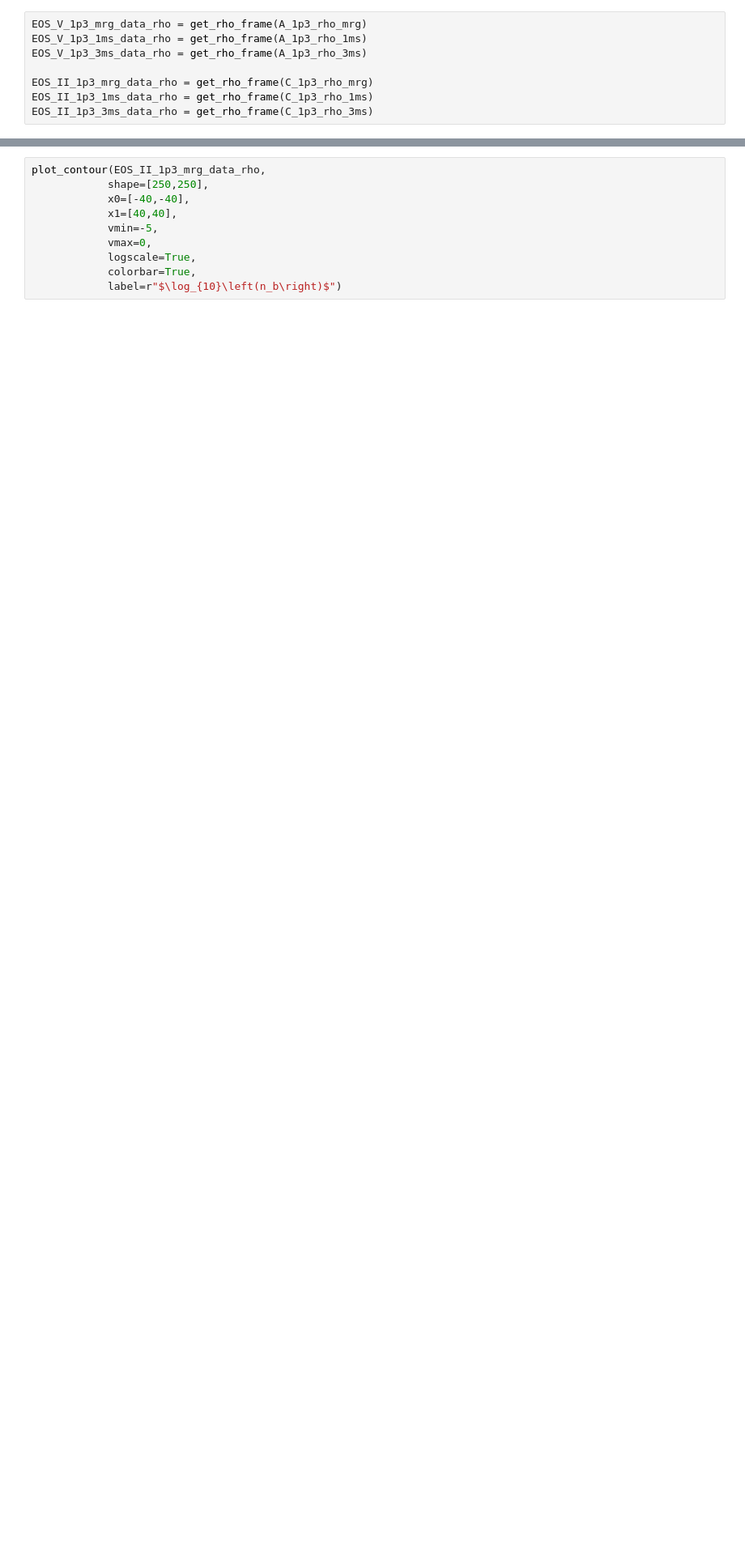
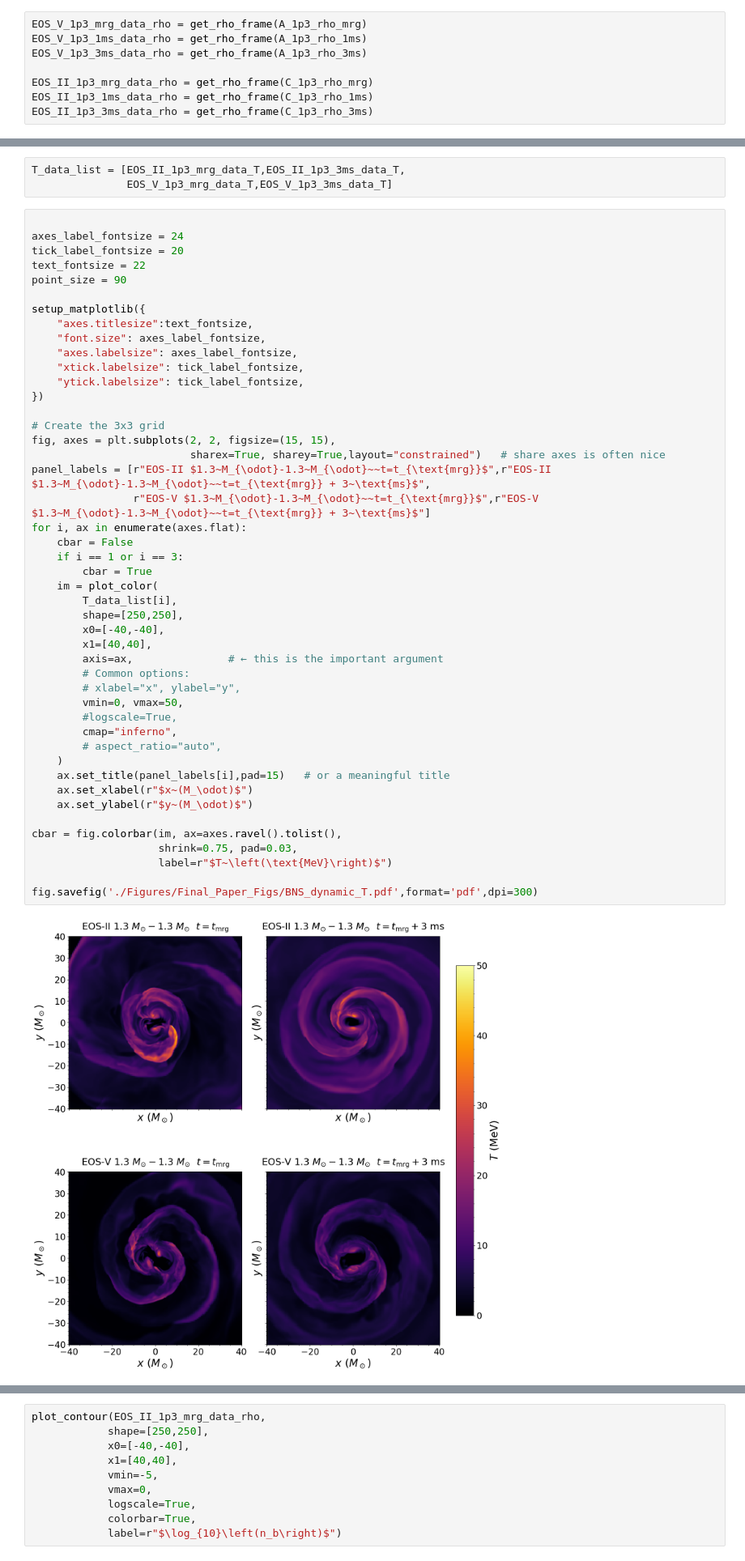
Before and after one commit to astro-man98/High_Density_Sound_Speed, a Jupyter notebook: RVSS_BNS_Dynamic_Plots.ipynb, the cells around one changed output, grey strips where cells are left out. Shown at 81% size. Saved outputs shown, nothing was run; the diff lists cells and outputs as text; blank space fills up the shorter version.

```diff
--- a/RVSS_BNS_Dynamic_Plots.ipynb
+++ b/RVSS_BNS_Dynamic_Plots.ipynb
@@ -439,0 +462,51 @@ plot_color(EOS_V_1p3_mrg_data_cs2,
+# %%
+T_data_list = [EOS_II_1p3_mrg_data_T,EOS_II_1p3_3ms_data_T,
+               EOS_V_1p3_mrg_data_T,EOS_V_1p3_3ms_data_T]
+# %%
+
+axes_label_fontsize = 24
+tick_label_fontsize = 20
+text_fontsize = 22
+point_size = 90
+
+setup_matplotlib({
+    "axes.titlesize":text_fontsize,
+    "font.size": axes_label_fontsize,
+    "axes.labelsize": axes_label_fontsize,
+    "xtick.labelsize": tick_label_fontsize,
+    "ytick.labelsize": tick_label_fontsize,
+})
+
+# Create the 3x3 grid
+fig, axes = plt.subplots(2, 2, figsize=(15, 15),
+                         sharex=True, sharey=True,layout="constrained")   # share axes is often nice
+panel_labels = [r"EOS-II $1.3~M_{\odot}-1.3~M_{\odot}~~t=t_{\text{mrg}}$",r"EOS-II $1.3~M_{\odot}-1.3~M_{\odot}~~t=t_{\text{mrg}} + 3~\text{ms}$",
+                r"EOS-V $1.3~M_{\odot}-1.3~M_{\odot}~~t=t_{\text{mrg}}$",r"EOS-V $1.3~M_{\odot}-1.3~M_{\odot}~~t=t_{\text{mrg}} + 3~\text{ms}$"]
+for i, ax in enumerate(axes.flat):
+    cbar = False
+    if i == 1 or i == 3:
+        cbar = True
+    im = plot_color(
+        T_data_list[i],
+        shape=[250,250],
+        x0=[-40,-40],
+        x1=[40,40],
+        axis=ax,               # ← this is the important argument
+        # Common options:
+        # xlabel="x", ylabel="y",
+        vmin=0, vmax=50,
+        #logscale=True,
+        cmap="inferno",
+        # aspect_ratio="auto",
+    )
+    ax.set_title(panel_labels[i],pad=15)   # or a meaningful title
+    ax.set_xlabel(r"$x~(M_\odot)$")
+    ax.set_ylabel(r"$y~(M_\odot)$")
+
+cbar = fig.colorbar(im, ax=axes.ravel().tolist(),
+                    shrink=0.75, pad=0.03,
+                    label=r"$T~\left(\text{MeV}\right)$")
+
+fig.savefig('./Figures/Final_Paper_Figs/BNS_dynamic_T.pdf',format='pdf',dpi=300)
+# %% [output]
+[figure, added]
```
Also changed, not shown: parts of 20 cells of this notebook, 30 other files.
